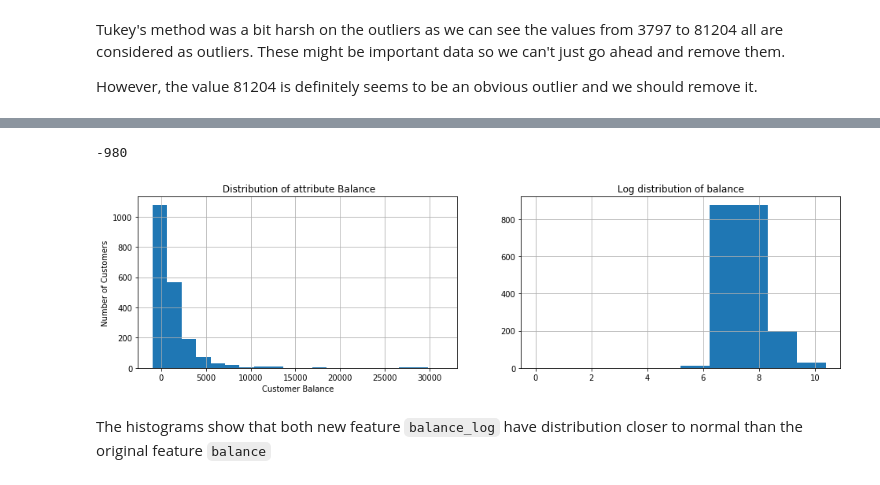
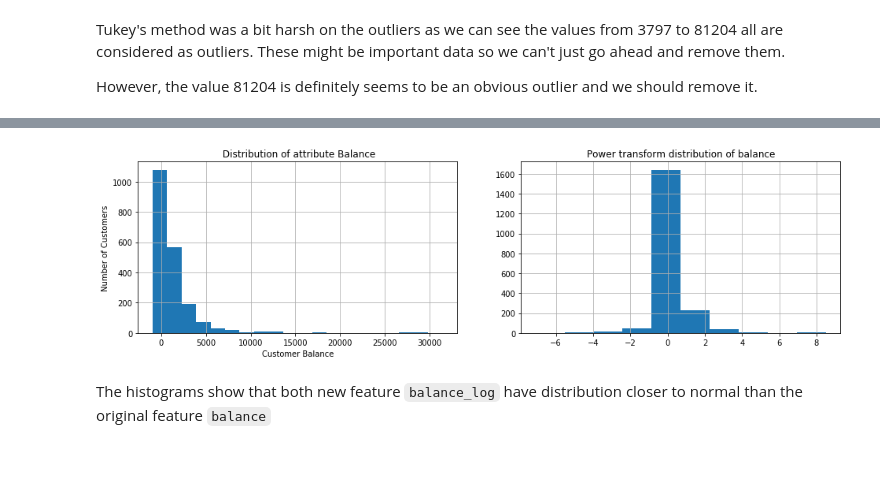
Before and after one commit to vipulpopat/MSCAI_Sem1_Etivity2, a Jupyter notebook: Etivity2_18195067.ipynb, the cells around one changed output, grey strips where cells are left out. Drawn from its saved outputs; the diff is of its cells as text; code cells hidden in the pictures.

Commit message:
used power transform for balance
Signed-off-by: Abhijit Sinha <18195067@studentmail.ul.ie>

```diff
--- a/Etivity2_18195067.ipynb
+++ b/Etivity2_18195067.ipynb
@@ -463,13 +473,11 @@ Name: balance, dtype: float64
 # %%
 # https://scikit-learn.org/stable/modules/generated/sklearn.preprocessing.PowerTransformer.html
 # Since negative values are present the Yeo-Johnson transformed is to be preferred.
-# from sklearn.preprocessing import PowerTransformer
 
-# pt = PowerTransformer(method='yeo-johnson', standardize=True, copy=True)
+from sklearn.preprocessing import PowerTransformer
+pt = PowerTransformer(method='yeo-johnson', standardize=True, copy=True)
+pt.fit(df['balance'].values.reshape(-1, 1))
 
-# data=df.balance
-# print(pt.fit(data))
+print(pt.lambdas_)
 
-# print(pt.lambdas_)
-
-# print(pt.transform(data))
+df['balance_power'] = pt.transform(df['balance'].values.reshape(-1, 1))
@@ -479,30 +486,22 @@ The log transformation, a widely used method to address skewed data which solves
-# %%
-# Minimum values of balance is negative, so we need to shift it as log transformation only works on +ve data
-df.balance.min()
-# %% [output]
--980
 # %%
 # Create figure with two subplots for BALANCE attribute
 fig = plt.figure(figsize=(16,4))
 
 # Plot BALANCE distribution
 ax1 = fig.add_subplot(1, 2, 1)
 ax1.set_title(" Distribution of attribute Balance")
 ax1.set_xlabel('Customer Balance')
 ax1.set_ylabel('Number of Customers')
 df['balance'].hist(bins=20)
 
-# Distrubtion of balance after appyling Log transform
+# Distrubtion of balance after appyling Power transform
 ax2 = fig.add_subplot(1, 2, 2)
-ax2.set_title("Log distribution of balance")
+ax2.set_title("Power transform distribution of balance")
 
-# Shift the value to 0 before applying log transformation as it can’t be applied to zero or negative values.
-df['balance_log'] = df['balance'] + abs(df.balance.min()) + 1
-df['balance_log'] = np.log(df['balance_log'])
-df['balance_log'].hist()
+df['balance_power'].hist()
 plt.show()
 # %% [output]
-[figure, old version]
+[figure, new version]
 # %%
 # drop balance as we have log of balance
 df.drop('balance', axis=1, inplace=True)
```
Also changed, not shown: parts of 19 cells of this notebook.
